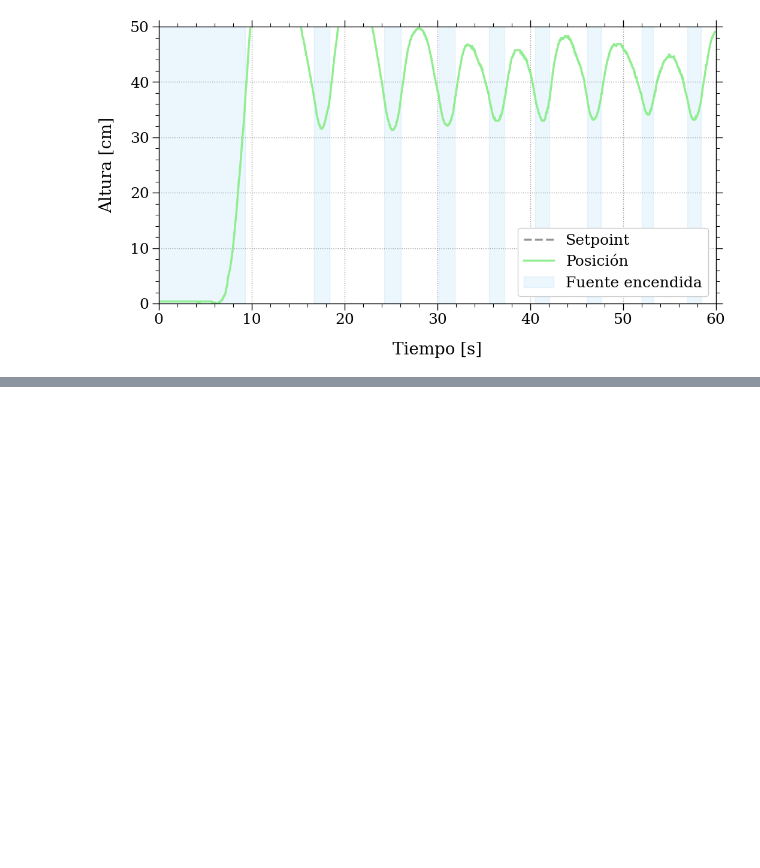
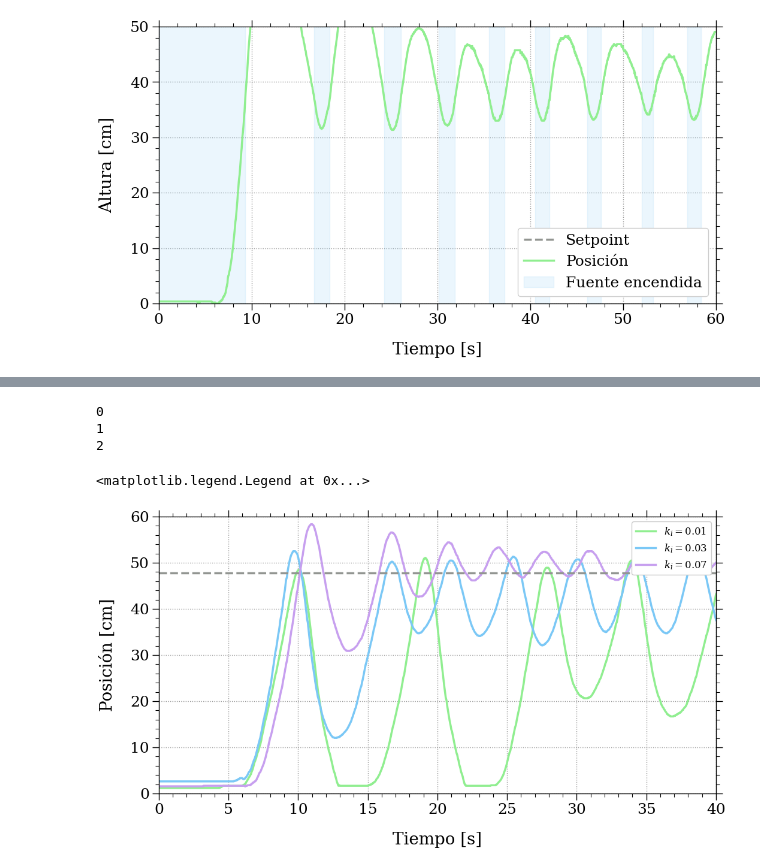
Before and after one commit to Martin-Palomeque/PID, a Jupyter notebook: Entregas/figuras_informe.ipynb, the cells around one changed output, grey strips where cells are left out. Cells and saved outputs as stored; diff of their text form; code cells hidden in the pictures; blank space fills up the shorter version.

```diff
--- a/Entregas/figuras_informe.ipynb
+++ b/Entregas/figuras_informe.ipynb
@@ -285,0 +323,48 @@ plt.show()
+# %%
+from scipy import signal
+
+ki_path = [0.01,0.03,0.07]
+path = [fr'..\Mediciones\Clase 3\PID\PID-2-{i}-0-barrido.csv' for i in ki_path]
+extra_ki = '..\Mediciones\Clase 3\PI\PI-2-01.csv'
+# Mediciones\Clase 3\PID\PID-0.7-0-0-barrido.csv
+fig, ax = plt.subplots()
+
+t = []
+h = []
+P = []
+I = []
+D = []
+ki = []
+for path in path:
+    df = pd.read_csv(path)
+    t.append(df['Time'].values)
+    h.append(px2d(df['Position'].values))
+    P.append(df['P'].values)
+    I.append(df['I'].values)
+    D.append(df['D'].values)
+    kp.append(df['kp'][0])
+    ki.append(df['ki'][0])
+    # kd = df['kd'][0]
+    setpoint = px2d(df['Setpoint'][0])
+
+# df = pd.read_csv(extra_ki)
+# t.append(df['Time'].values)
+# h_temp = (px2d(df['Position'].values))
+# ki.append(df['ki'][0])
+# h_savgol = signal.savgol_filter(h_temp,window_length=20, polyorder=3, mode = 'nearest')
+# h.append(h_savgol)
+for i in range(len(ki_path)):
+    print(i)
+    ax.plot(t[i],h[i],label = f'$k_i = {ki[i]}$')
+ax.hlines(setpoint,0,40,ls = '--',color = 'C9')
+ax.set_ylabel('Posición [cm]')
+ax.set_xlabel('Tiempo [s]')
+ax.set_xlim(0,40)
+ax.set_ylim(0,60)
+ax.legend(loc = 'upper right',fontsize = 'large')
+# %% [output]
+0
+1
+2
+<matplotlib.legend.Legend at 0x...>
+[figure, added]
```
Also changed, not shown: parts of 3 cells of this notebook, 3 other files.
